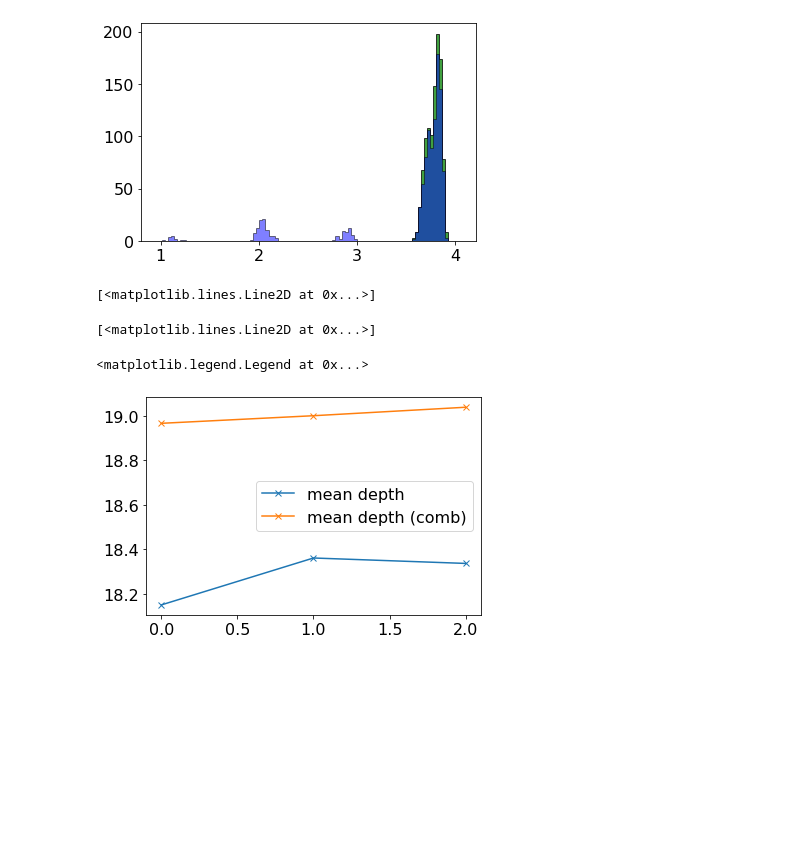
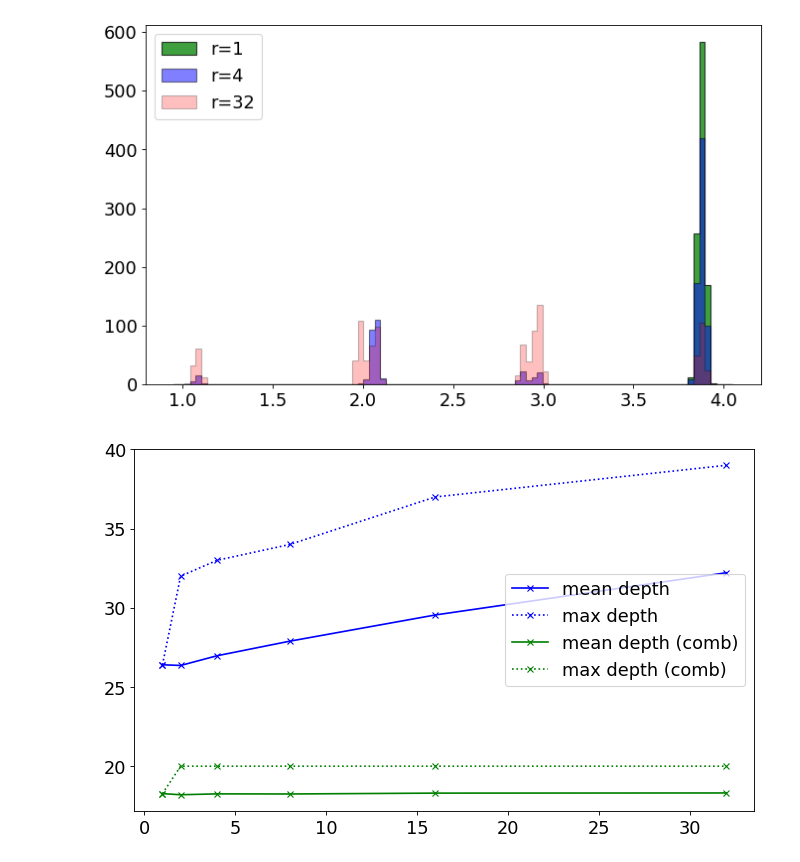
Before and after one commit to OpenQuantumComputing/error_mitigation, a Jupyter notebook: Quantum Poker, Max's circuit.ipynb, the cells around one changed output. Drawn from its saved outputs; the diff is of its cells as text; code cells hidden in the pictures; blank space fills up the shorter version.

```diff
--- a/Quantum Poker, Max's circuit.ipynb
+++ b/Quantum Poker, Max's circuit.ipynb
@@ -109,6 +124,9 @@ def expectationValue(results, myfilter=None):
 # %%
-R,E_dict,E_av_dict,max_depth_dict,mean_depth_dict,max_depth_transpiled_dict,mean_depth_transpiled_dict =\
-mitigate(get_maxs_poker_circuit(), [1,2,4],\
+R,E_dict,E_av_dict,\
+max_depth_dict,mean_depth_dict,\
+max_depth_transpiled_dict,mean_depth_transpiled_dict,\
+bn=\
+mitigate(get_maxs_poker_circuit(), [1,2,4,8,16,32],\
              expectationValue,\
              backends_dict[backendname_sim], \
              "Poker", cx_error_maps_dict[backendname_x2],\
@@ -117,5 +135,7 @@ mitigate(get_maxs_poker_circuit(), [1,2,4],\
              noisemodels_dict[backendname_x2],\
              basis_gates_dict[backendname_x2],\
              )
+print("Expectation value without error mitigation E = ",E_av_dict[bn+"_r1"][-1][0])
+print("Expectation value with error mitigation E = ",R[-1][0])
 # %% [output]
 Sanity checks passed
@@ -129,5 +143,3 @@ Result for job ' Poker_backendqasm_simulator_noisemodelibmqx2_shots8192_experime
-# %%
-bn="Poker_backendqasm_simulator_noisemodelibmqx2_shots8192_experiments1024_paulitwirlingTrue_r"
 # %%
 font = {'size' : 16}
 pl.matplotlib.rc('font', **font);
@@ -152,22 +193,42 @@ pl.legend()
 # %%
 xmin=0.95
 numbins=100
-d=pl.hist(E_dict[bn+"1"],edgecolor = 'black',color='green',range=(xmin,4.05),bins=numbins,\
+f = pl.figure(figsize=(10, 6), dpi= 80, facecolor='w', edgecolor='k');
+d=pl.hist(E_dict[bn+"_r1"],edgecolor = 'black',color='green',range=(xmin,4.05),bins=numbins,\
                  alpha=.75,histtype='stepfilled',label='r=1')
-d=pl.hist(E_dict[bn+"4"],edgecolor = 'black',color='blue',range=(xmin,4.05),bins=numbins,\
+d=pl.hist(E_dict[bn+"_r4"],edgecolor = 'black',color='blue',range=(xmin,4.05),bins=numbins,\
                  alpha=0.5,histtype='stepfilled',label='r=4')
+d=pl.hist(E_dict[bn+"_r32"],edgecolor = 'black',color='red',range=(xmin,4.05),bins=numbins,\
+                 alpha=0.25,histtype='stepfilled',label='r=32')
+pl.legend(loc='upper left');
 # %% [output]
-[figure, old version]
+[figure, new version]
-# %%
-pl.plot((mean_depth_dict[bn+"1"],\
-        mean_depth_dict[bn+"2"],\
-        mean_depth_dict[bn+"4"]),'x-',label='mean depth')
-pl.plot((mean_depth_transpiled_dict[bn+"1"],\
-        mean_depth_transpiled_dict[bn+"2"],\
-        mean_depth_transpiled_dict[bn+"4"]),'x-',label='mean depth (comb)')
-pl.legend()
-# %% [output]
-[<matplotlib.lines.Line2D at 0x...>]
-[<matplotlib.lines.Line2D at 0x...>]
-<matplotlib.legend.Legend at 0x...>
-[figure, removed]
+# %%
+f = pl.figure(figsize=(10, 6), dpi= 80, facecolor='w', edgecolor='k');
+pl.plot(np.array([1,2,4,8,16,32]),(mean_depth_dict[bn+"_r1"],\
+        mean_depth_dict[bn+"_r2"],\
+        mean_depth_dict[bn+"_r4"],\
+        mean_depth_dict[bn+"_r8"],\
+        mean_depth_dict[bn+"_r16"],\
+        mean_depth_dict[bn+"_r32"]),'bx-',label='mean depth')
+pl.plot(np.array([1,2,4,8,16,32]),(mean_depth_dict[bn+"_r1"],\
+        max_depth_dict[bn+"_r2"],\
+        max_depth_dict[bn+"_r4"],\
+        max_depth_dict[bn+"_r8"],\
+        max_depth_dict[bn+"_r16"],\
+        max_depth_dict[bn+"_r32"]),'bx:',label='max depth')
+pl.plot(np.array([1,2,4,8,16,32]),(mean_depth_transpiled_dict[bn+"_r1"],\
+        mean_depth_transpiled_dict[bn+"_r2"],\
+        mean_depth_transpiled_dict[bn+"_r4"],\
+        mean_depth_transpiled_dict[bn+"_r8"],\
+        mean_depth_transpiled_dict[bn+"_r16"],\
+        mean_depth_transpiled_dict[bn+"_r32"]),'gx-',label='mean depth (comb)')
+pl.plot(np.array([1,2,4,8,16,32]),(mean_depth_transpiled_dict[bn+"_r1"],\
+        max_depth_transpiled_dict[bn+"_r2"],\
+        max_depth_transpiled_dict[bn+"_r4"],\
+        max_depth_transpiled_dict[bn+"_r8"],\
+        max_depth_transpiled_dict[bn+"_r16"],\
+        max_depth_transpiled_dict[bn+"_r32"]),'gx:',label='max depth (comb)')
+pl.legend();
+# %% [output]
+[figure, added]
```
Also changed, not shown: parts of 15 cells of this notebook, 30 other files.
